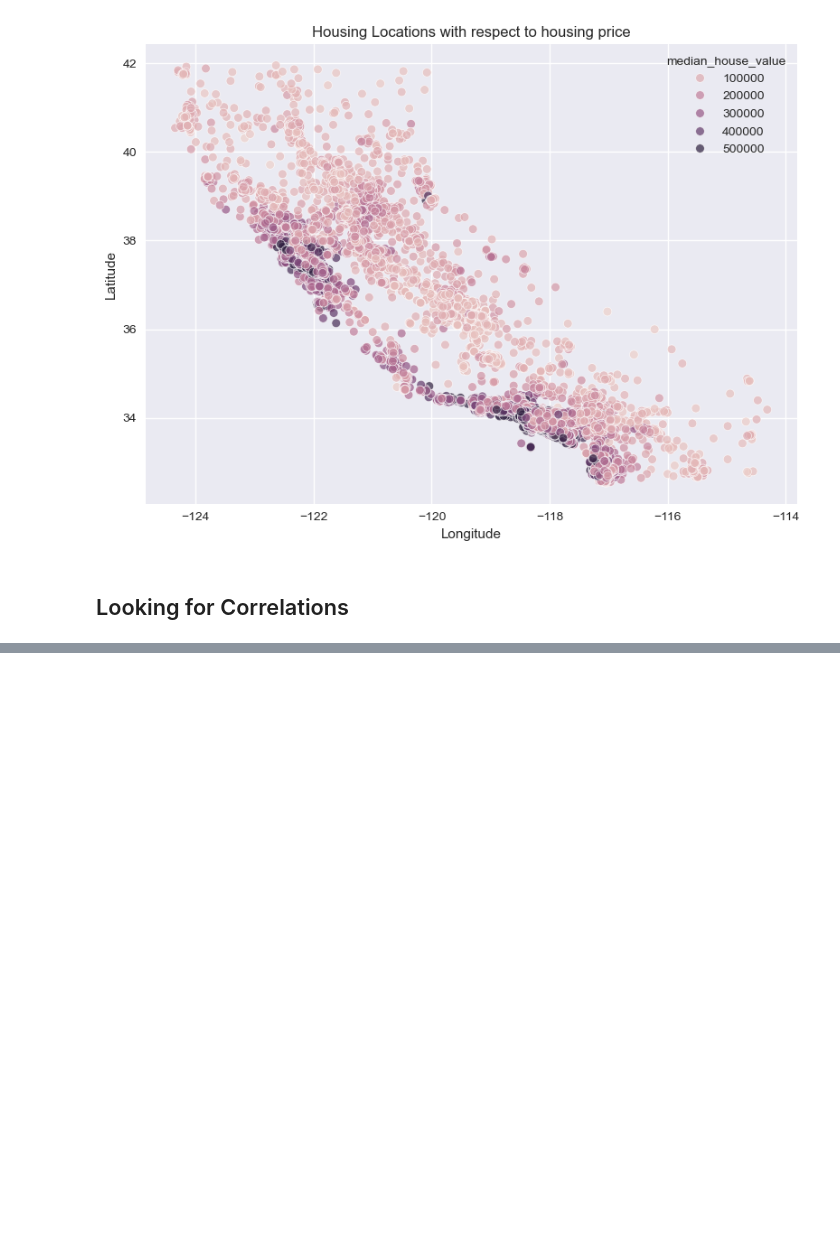
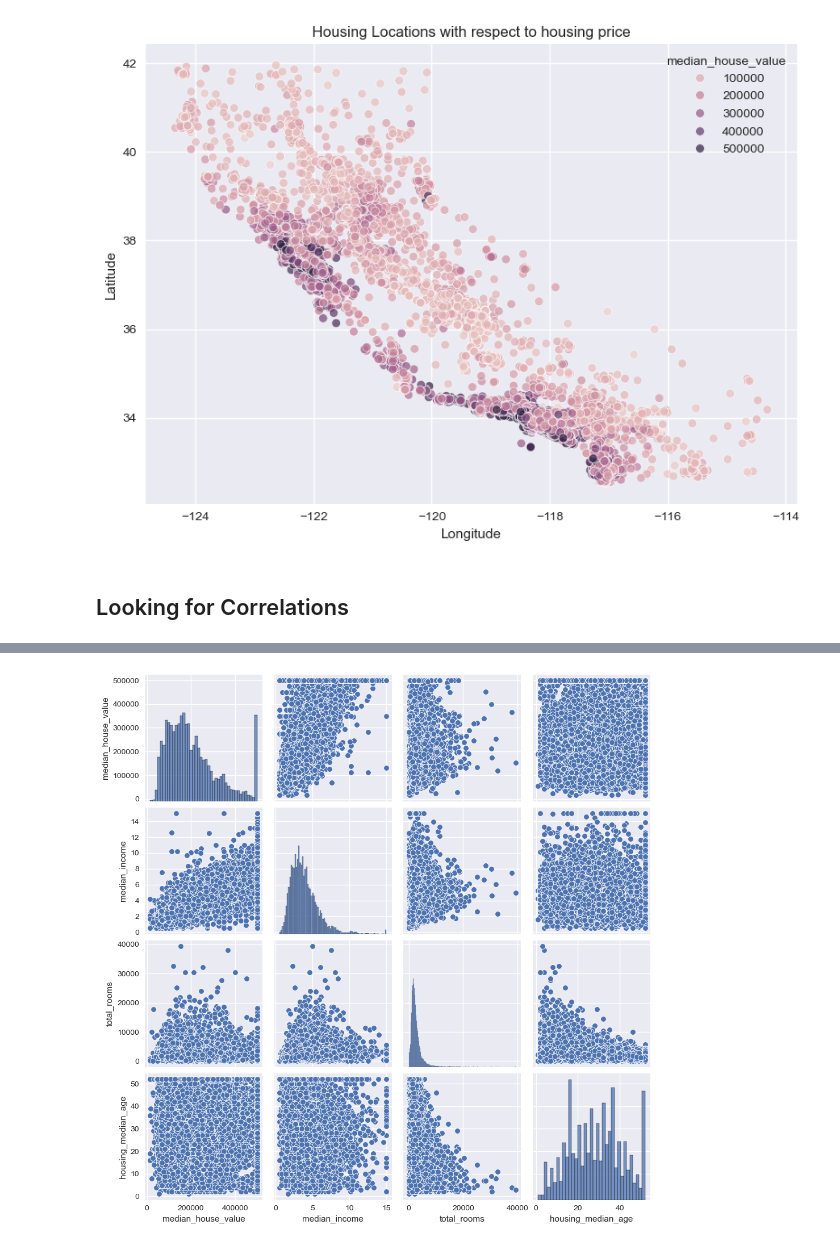
Before and after one commit to nayana-sisil/house_prediction, a Jupyter notebook: EndtoEnd.ipynb, the cells around one changed output, grey strips where cells are left out. Saved outputs shown, nothing was run; the diff lists cells and outputs as text; code cells hidden in the pictures; blank space fills up the shorter version.

```diff
--- a/EndtoEnd.ipynb
+++ b/EndtoEnd.ipynb
@@ -290,0 +302,5 @@ AttributeError: 'DataFrame' object has no attribute 'crr'
+# %%
+sns.pairplot(housing[['median_house_value','median_income','total_rooms','housing_median_age']])
+plt.show()
+# %% [output]
+[figure, added]
```
Also changed, not shown: parts of 4 cells of this notebook.
